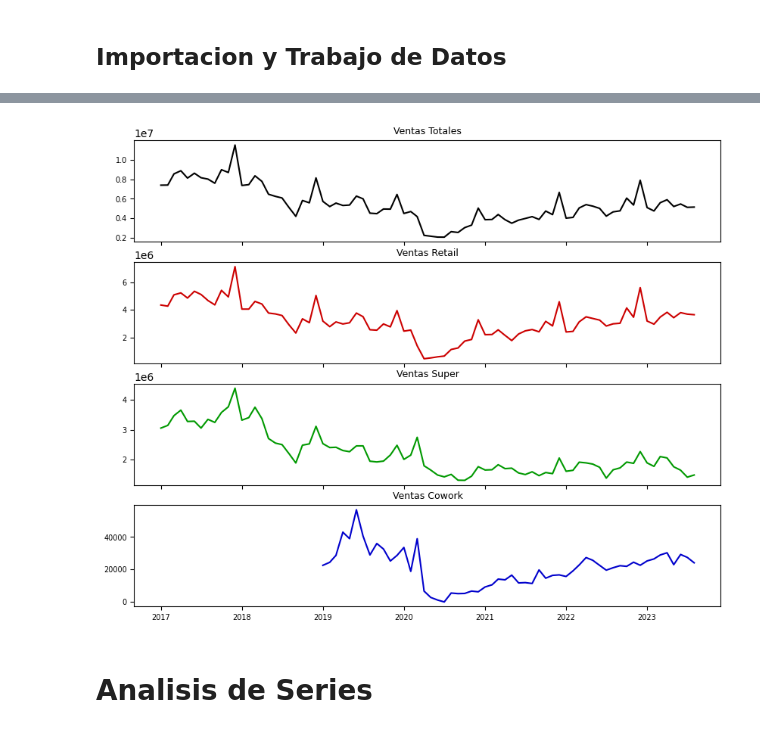
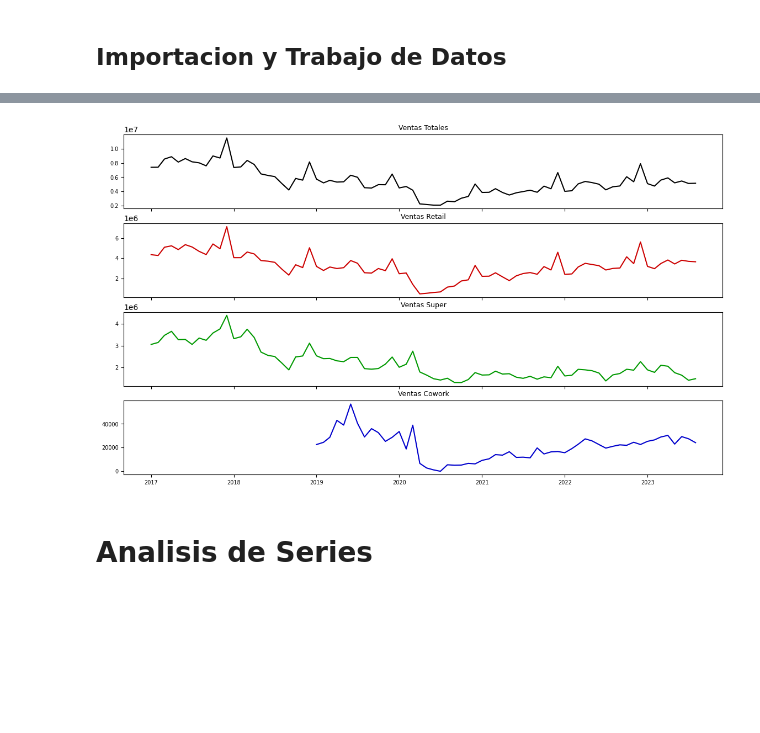
Before and after one commit to waldof86/AST, a Jupyter notebook: TP1/TP1 v4.ipynb, the cells around one changed output, grey strips where cells are left out. Cells and saved outputs as stored; diff of their text form; code cells hidden in the pictures; blank space fills up the shorter version.

```diff
--- a/TP1/TP1 v4.ipynb
+++ b/TP1/TP1 v4.ipynb
@@ -367,27 +406,27 @@ df_cowork['ventas_ajustado'] = corregir_usd_ipc(df_cowork['ventas'], df_ipc['ipc
 df_retail['ventas_ajustado'] = corregir_usd_ipc(df_retail['ventas'], df_ipc['ipc_intermensual'], df_usd['blue'])
 df_super['ventas_ajustado'] = corregir_usd_ipc(df_super['ventas'], df_ipc['ipc_intermensual'], df_usd['blue'])
 # %%
-p1, axes = plt.subplots(4,1,figsize=(10,8), sharex=True, sharey=False )
+p1, axes = plt.subplots(4,1,figsize=(14,8), sharex=True, sharey=False )
 #axes[0].df_vent.ventas_ajustado.plot(figsize=(20,5), title = "Ventas Total", color='black')
 #axes[0].df_cowork.ventas_ajustado.plot(figsize=(20,5), title = "Ventas Cowork", color='red')
 #axes[0].df_retail.ventas_ajustado.plot(figsize=(20,5), title = "Ventas Retail", color='green')
 axes[0].plot(df_vent.ventas_ajustado, color=tema_negro[0])
 axes[0].set_title(label = 'Ventas Totales', fontsize=9)
 axes[0].tick_params(axis='both', labelsize=7)
 
 axes[1].plot(df_retail.ventas_ajustado, color=tema_rojo[0])
 axes[1].set_title(label = 'Ventas Retail', fontsize=9)
 axes[1].tick_params(axis='both', labelsize=7)
 
 axes[2].plot(df_super.ventas_ajustado, color=tema_verde[0])
 axes[2].set_title(label = 'Ventas Super', fontsize=9)
 axes[2].tick_params(axis='both', labelsize=7)
 
 axes[3].plot(df_cowork.ventas_ajustado, color=tema_azul[0])
 axes[3].set_title(label = 'Ventas Cowork', fontsize=9)
 axes[3].tick_params(axis='both', labelsize=7)
 # %% [output]
-[figure, old version]
+[figure, new version]
 # %% [markdown]
 # Analisis de Series
 # %% [markdown]
```
Also changed, not shown: parts of 29 cells of this notebook.
